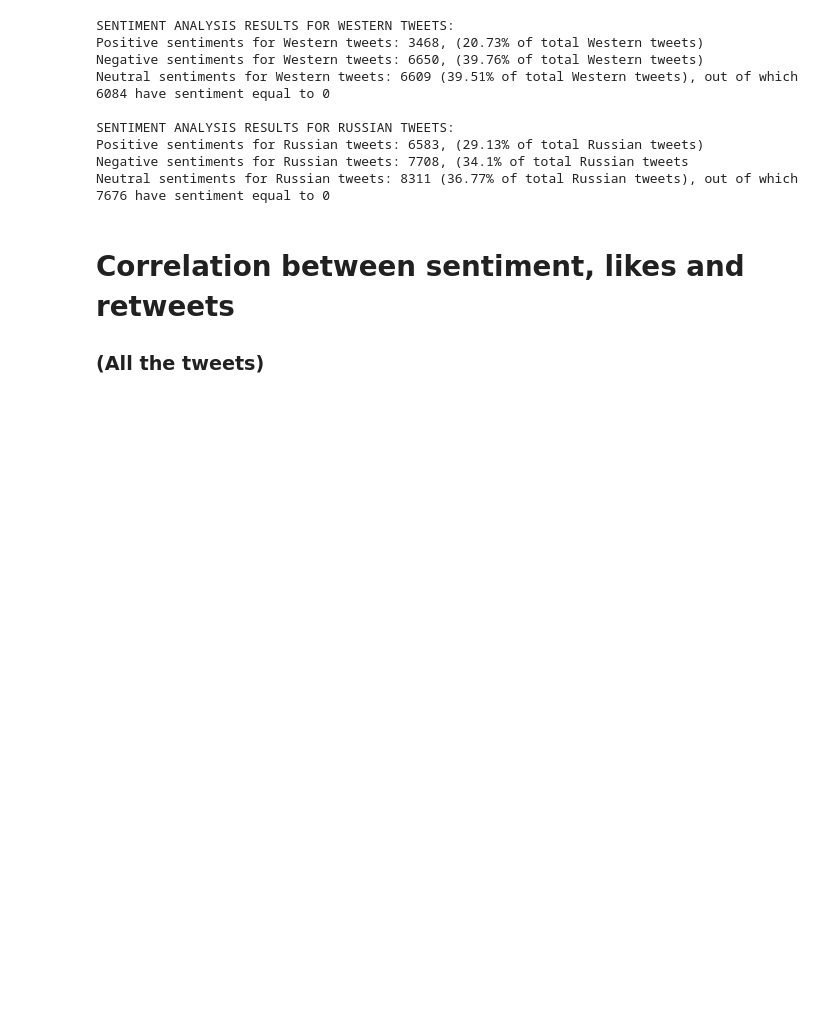
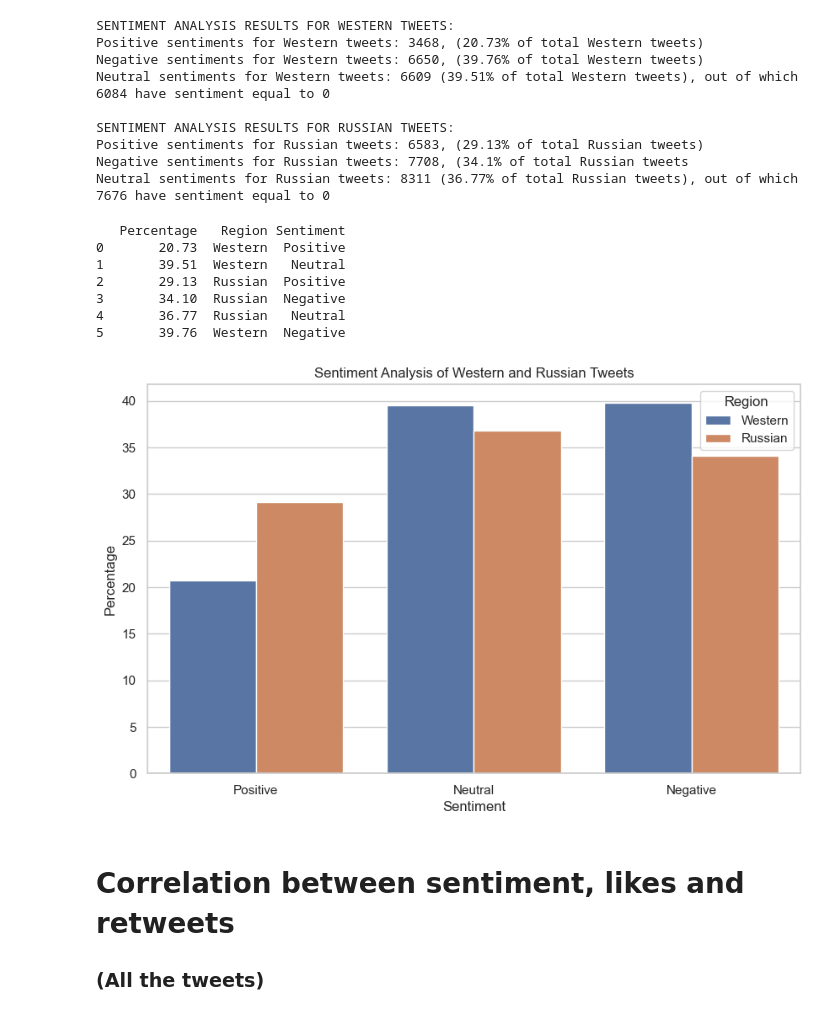
Before and after one commit to itslarisschen/NLP_Final_Exam, a Jupyter notebook: sentiment_analysis.ipynb, the cells around one changed output. Drawn from its saved outputs; the diff is of its cells as text; code cells hidden in the pictures; blank space fills up the shorter version.

Commit message:
added graph for count

```diff
--- a/sentiment_analysis.ipynb
+++ b/sentiment_analysis.ipynb
@@ -79,6 +94,42 @@ SENTIMENT ANALYSIS RESULTS FOR RUSSIAN TWEETS:
 Positive sentiments for Russian tweets: 6583, (29.13% of total Russian tweets)
 Negative sentiments for Russian tweets: 7708, (34.1% of total Russian tweets
 Neutral sentiments for Russian tweets: 8311 (36.77% of total Russian tweets), out of which 7676 have sentiment equal to 0
+# %%
+ratios_dict = {
+    'Percentage': [positive_count_ratio_w, neutral_count_ratio_w, positive_count_ratio_r, negative_count_ratio_r, neutral_count_ratio_r, negative_count_ratio_w],
+    'Region': ["Western","Western","Russian", "Russian", "Russian","Western"],
+    'Sentiment': ["Positive", 'Neutral',"Positive", 'Negative', 'Neutral', 'Negative']
+}
+
+
+# Create the DataFrame
+ratios = pd.DataFrame(ratios_dict)
+print(ratios)
+
+# Set the plot style
+sns.set_theme(style="whitegrid")
+
+# Create a bar plot
+plt.figure(figsize=(10, 6))
+sns.barplot(x='Sentiment', y='Percentage', hue='Region', data=ratios)
+
+# Add titles and labels
+plt.title('Sentiment Analysis of Western and Russian Tweets')
+plt.xlabel('Sentiment')
+plt.ylabel('Percentage')
+plt.legend(title='Region')
+
+# Show the plot
+plt.show()
+# %% [output]
+   Percentage   Region Sentiment
+0       20.73  Western  Positive
+1       39.51  Western   Neutral
+2       29.13  Russian  Positive
+3       34.10  Russian  Negative
+4       36.77  Russian   Neutral
+5       39.76  Western  Negative
+[figure, added]
 # %% [markdown]
 # Correlation between sentiment, likes and retweets
 ### (All the tweets)
```
Also changed, not shown: parts of 1 cell of this notebook.
